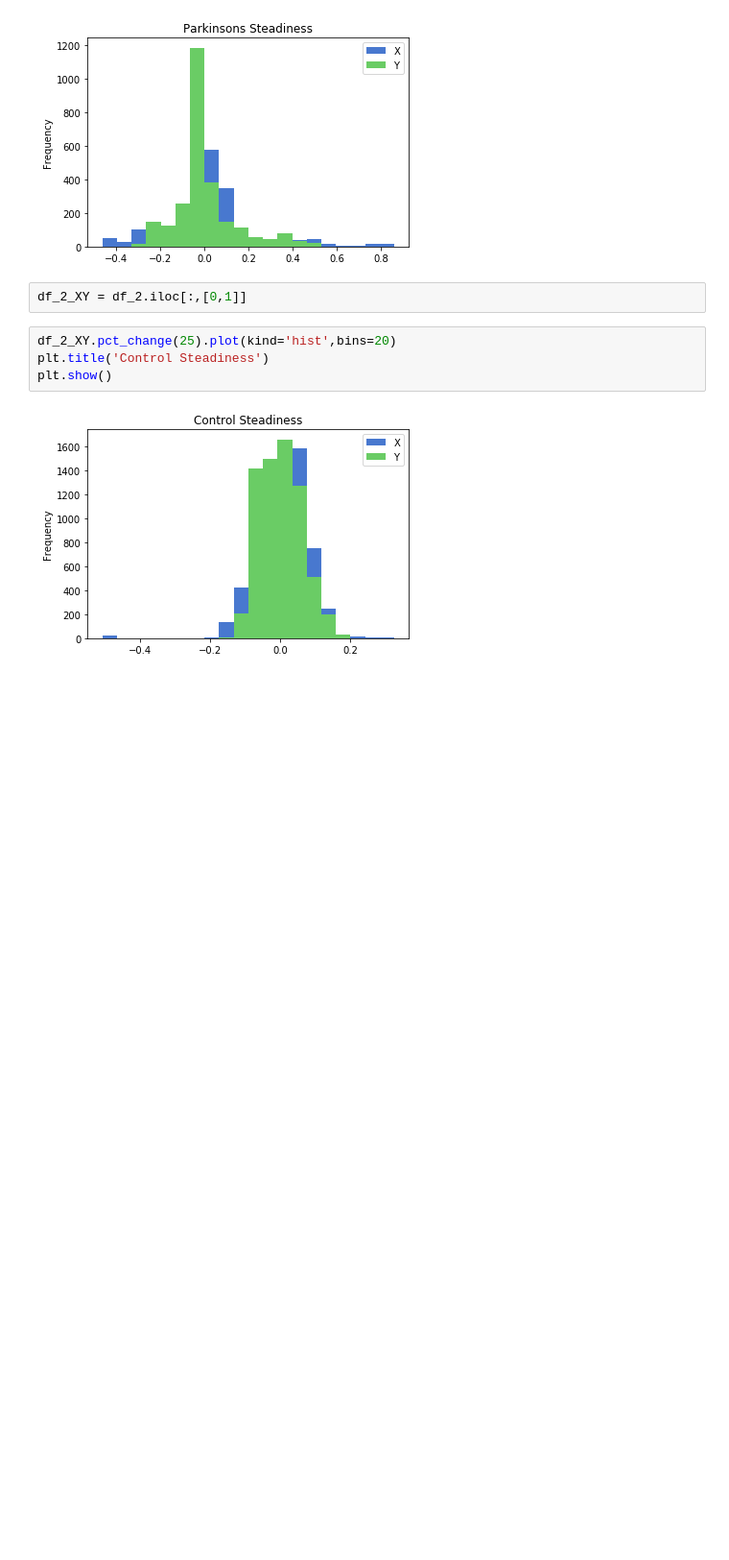
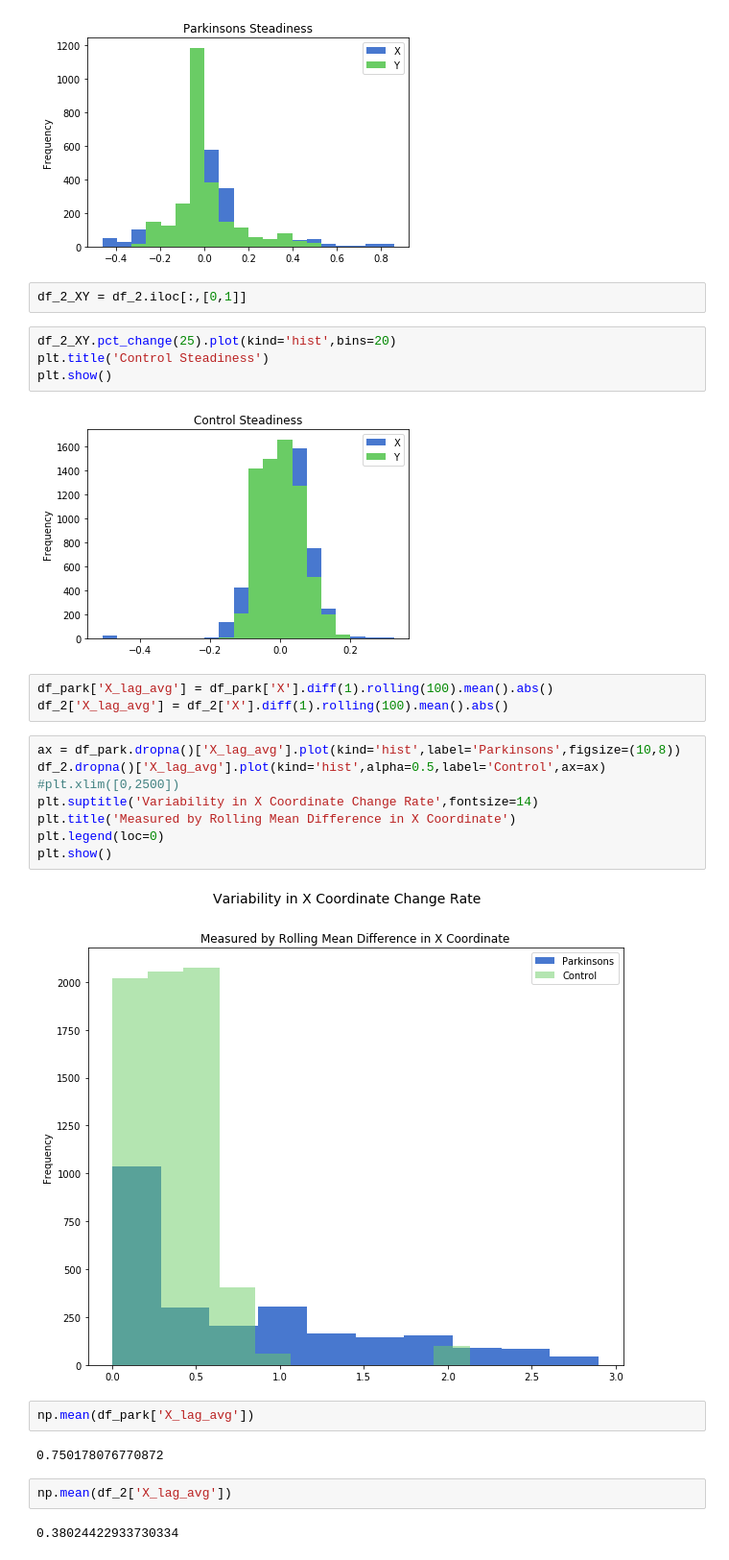
Before and after one commit to MichaelNormandyGavin/parkinsons, a Jupyter notebook: parkinsons.ipynb, the cells around one changed output. Shown at 96% size. Drawn from its saved outputs; the diff is of its cells as text; blank space fills up the shorter version.

Commit message:
Further EDA of Variability in X Coordinate (Steadiness)

```diff
--- a/parkinsons.ipynb
+++ b/parkinsons.ipynb
@@ -371,3 +371,24 @@ plt.title('Control Steadiness')
 plt.show()
 # %% [output]
 [figure]
+# %%
+df_park['X_lag_avg'] = df_park['X'].diff(1).rolling(100).mean().abs()
+df_2['X_lag_avg'] = df_2['X'].diff(1).rolling(100).mean().abs()
+# %%
+ax = df_park.dropna()['X_lag_avg'].plot(kind='hist',label='Parkinsons',figsize=(10,8))
+df_2.dropna()['X_lag_avg'].plot(kind='hist',alpha=0.5,label='Control',ax=ax)
+#plt.xlim([0,2500])
+plt.suptitle('Variability in X Coordinate Change Rate',fontsize=14)
+plt.title('Measured by Rolling Mean Difference in X Coordinate')
+plt.legend(loc=0)
+plt.show()
+# %% [output]
+[figure, added]
+# %%
+np.mean(df_park['X_lag_avg'])
+# %% [output]
+0.750178076770872
+# %%
+np.mean(df_2['X_lag_avg'])
+# %% [output]
+0.38024422933730334
```
Also changed, not shown: parts of 2 cells of this notebook.
